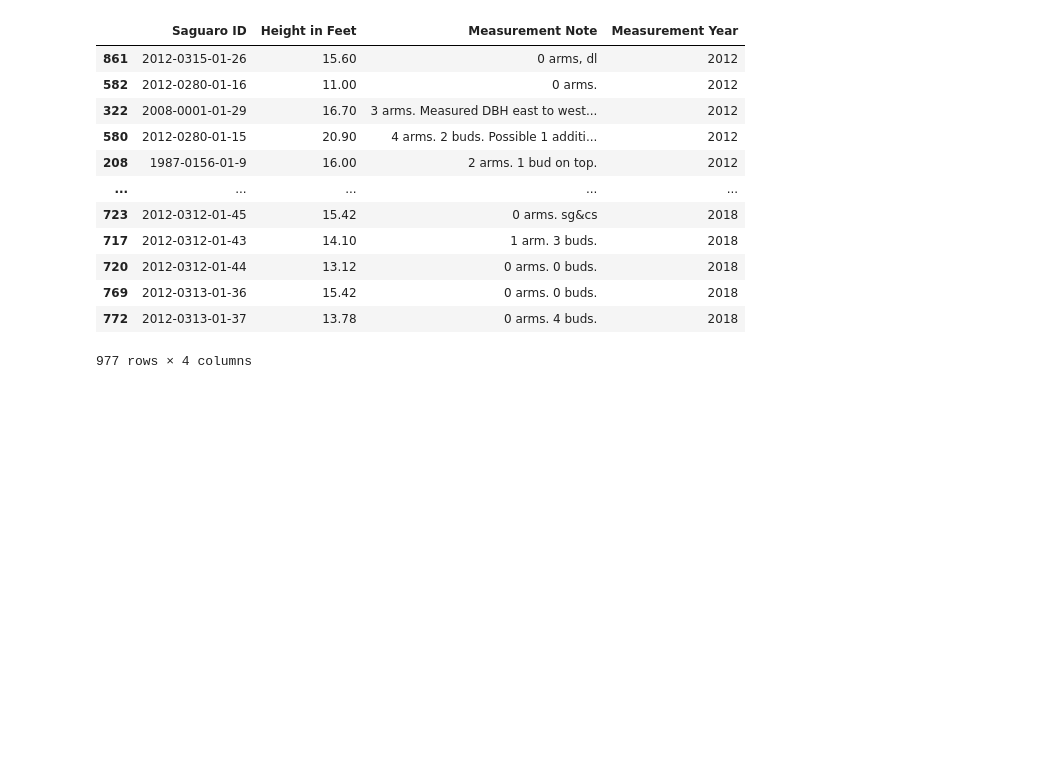
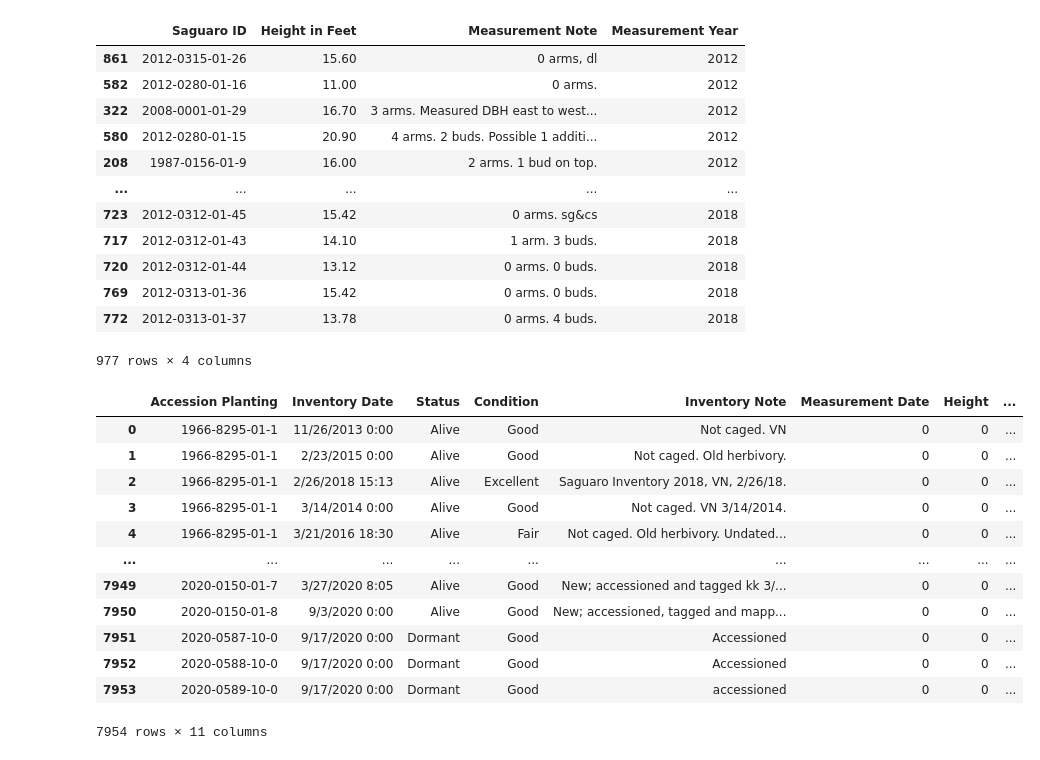
Before and after one commit to mfahey312/SaguaroProject, a Jupyter notebook: Steven/Cleaning_Data.ipynb, the cells around one changed output. Saved outputs shown, nothing was run; the diff lists cells and outputs as text; code cells hidden in the pictures; blank space fills up the shorter version.

Commit message:
Finished cleaning Inventory Data

```diff
--- a/Steven/Cleaning_Data.ipynb
+++ b/Steven/Cleaning_Data.ipynb
@@ -176,3 +176,22 @@ Measure_df.sort_values(by='Measurement Year')
 | 769 | 2012-0313-01-36 | 15.42 | 0 arms. 0 buds. | 2018 |
 | 772 | 2012-0313-01-37 | 13.78 | 0 arms. 4 buds. | 2018 |
 977 rows × 4 columns
+# %%
+#Creating a data frame based on the Inventory portion of the data set
+inventory_df = full_df.groupby(['Accession Planting','Inventory Date','Status','Condition','Inventory Note'], as_index=False).count()
+
+inventory_df
+# %% [output]
+|  | Accession Planting | Inventory Date | Status | Condition | Inventory Note | Measurement Date | Height | ... |
+| 0 | 1966-8295-01-1 | 11/26/2013 0:00 | Alive | Good | Not caged. VN | 0 | 0 | ... |
+| 1 | 1966-8295-01-1 | 2/23/2015 0:00 | Alive | Good | Not caged. Old herbivory. | 0 | 0 | ... |
+| 2 | 1966-8295-01-1 | 2/26/2018 15:13 | Alive | Excellent | Saguaro Inventory 2018, VN, 2/26/18. | 0 | 0 | ... |
+| 3 | 1966-8295-01-1 | 3/14/2014 0:00 | Alive | Good | Not caged. VN 3/14/2014. | 0 | 0 | ... |
+| 4 | 1966-8295-01-1 | 3/21/2016 18:30 | Alive | Fair | Not caged. Old herbivory. Undated... | 0 | 0 | ... |
+| ... | ... | ... | ... | ... | ... | ... | ... | ... |
+| 7949 | 2020-0150-01-7 | 3/27/2020 8:05 | Alive | Good | New; accessioned and tagged kk 3/... | 0 | 0 | ... |
+| 7950 | 2020-0150-01-8 | 9/3/2020 0:00 | Alive | Good | New; accessioned, tagged and mapp... | 0 | 0 | ... |
+| 7951 | 2020-0587-10-0 | 9/17/2020 0:00 | Dormant | Good | Accessioned | 0 | 0 | ... |
+| 7952 | 2020-0588-10-0 | 9/17/2020 0:00 | Dormant | Good | Accessioned | 0 | 0 | ... |
+| 7953 | 2020-0589-10-0 | 9/17/2020 0:00 | Dormant | Good | accessioned | 0 | 0 | ... |
+7954 rows × 11 columns
```
Also changed, not shown: parts of 10 cells of this notebook.
